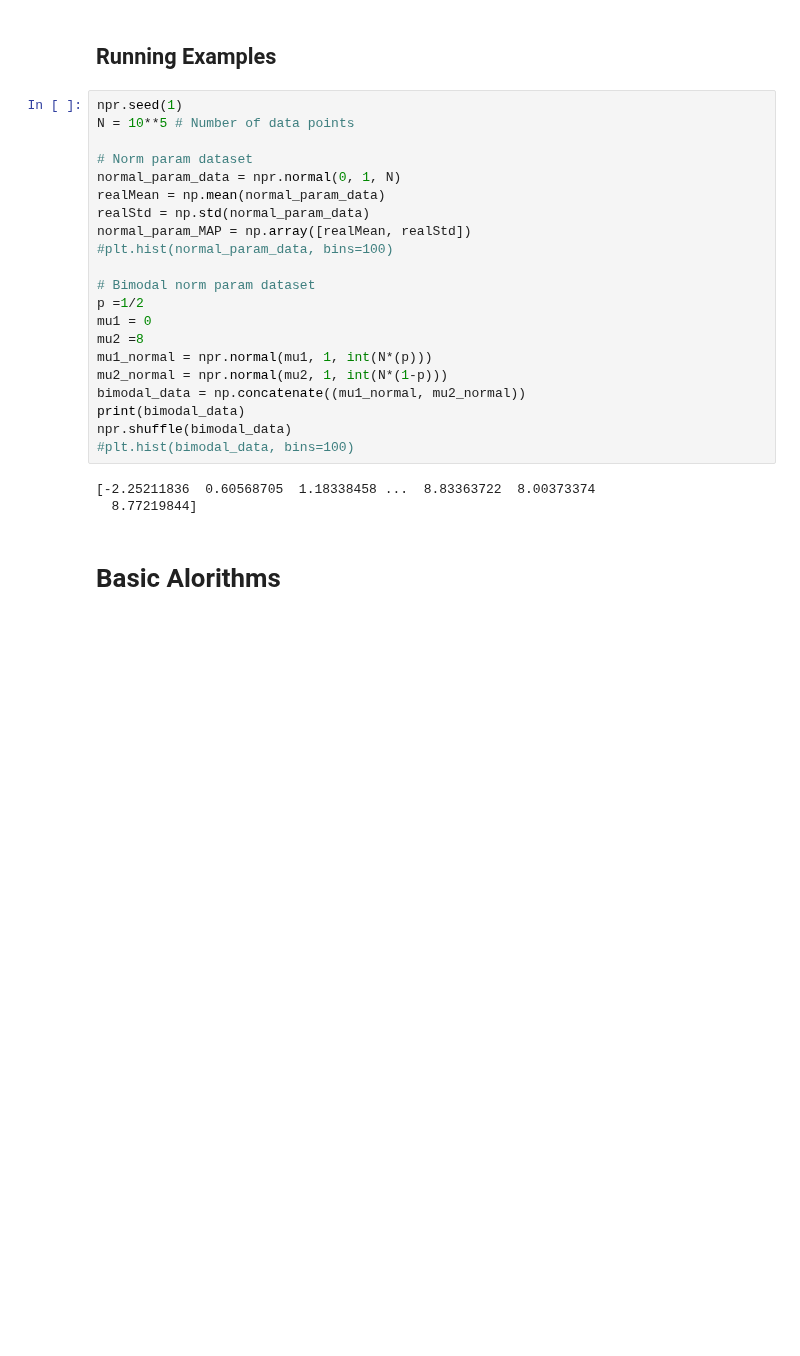
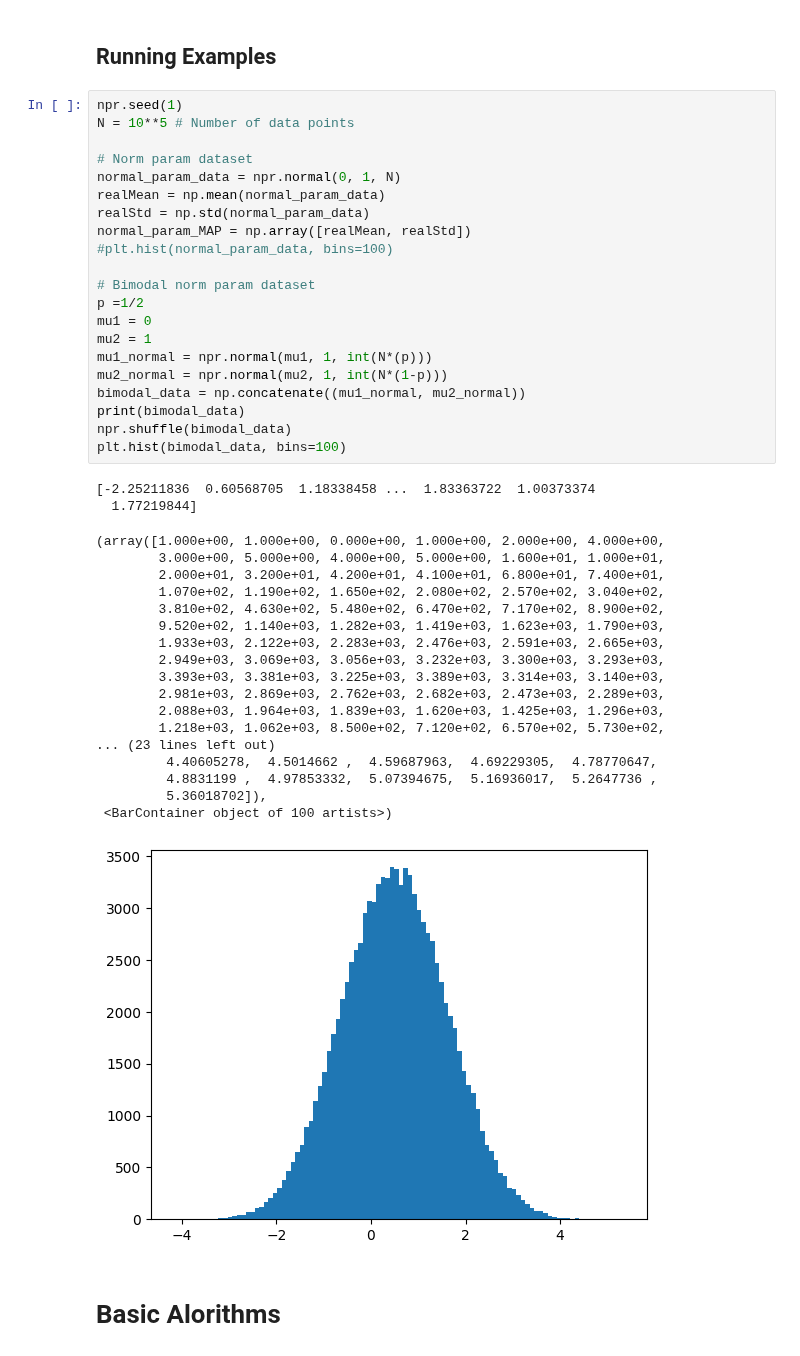
Before and after one commit to fnnrth/bt_MCMC_big_data, a Jupyter notebook: rundown_notebook.ipynb, the cells around one changed output. Saved outputs shown, nothing was run; the diff lists cells and outputs as text; blank space fills up the shorter version.

```diff
--- a/rundown_notebook.ipynb
+++ b/rundown_notebook.ipynb
@@ -173,27 +170,45 @@ class Langevin_Sampler():
 # %%
 npr.seed(1)
 N = 10**5 # Number of data points
 
 # Norm param dataset
 normal_param_data = npr.normal(0, 1, N)
 realMean = np.mean(normal_param_data)
 realStd = np.std(normal_param_data)
 normal_param_MAP = np.array([realMean, realStd])
 #plt.hist(normal_param_data, bins=100)
 
 # Bimodal norm param dataset
 p =1/2
 mu1 = 0
-mu2 =8
+mu2 = 1
 mu1_normal = npr.normal(mu1, 1, int(N*(p)))
 mu2_normal = npr.normal(mu2, 1, int(N*(1-p)))
 bimodal_data = np.concatenate((mu1_normal, mu2_normal))
 print(bimodal_data)
 npr.shuffle(bimodal_data)
-#plt.hist(bimodal_data, bins=100)
+plt.hist(bimodal_data, bins=100)
 # %% [output]
-[-2.25211836  0.60568705  1.18338458 ...  8.83363722  8.00373374
-  8.77219844]
+[-2.25211836  0.60568705  1.18338458 ...  1.83363722  1.00373374
+  1.77219844]
+(array([1.000e+00, 1.000e+00, 0.000e+00, 1.000e+00, 2.000e+00, 4.000e+00,
+        3.000e+00, 5.000e+00, 4.000e+00, 5.000e+00, 1.600e+01, 1.000e+01,
+        2.000e+01, 3.200e+01, 4.200e+01, 4.100e+01, 6.800e+01, 7.400e+01,
+        1.070e+02, 1.190e+02, 1.650e+02, 2.080e+02, 2.570e+02, 3.040e+02,
+        3.810e+02, 4.630e+02, 5.480e+02, 6.470e+02, 7.170e+02, 8.900e+02,
+        9.520e+02, 1.140e+03, 1.282e+03, 1.419e+03, 1.623e+03, 1.790e+03,
+        1.933e+03, 2.122e+03, 2.283e+03, 2.476e+03, 2.591e+03, 2.665e+03,
+        2.949e+03, 3.069e+03, 3.056e+03, 3.232e+03, 3.300e+03, 3.293e+03,
+        3.393e+03, 3.381e+03, 3.225e+03, 3.389e+03, 3.314e+03, 3.140e+03,
+        2.981e+03, 2.869e+03, 2.762e+03, 2.682e+03, 2.473e+03, 2.289e+03,
+        2.088e+03, 1.964e+03, 1.839e+03, 1.620e+03, 1.425e+03, 1.296e+03,
+        1.218e+03, 1.062e+03, 8.500e+02, 7.120e+02, 6.570e+02, 5.730e+02,
+... (23 lines left out)
+         4.40605278,  4.5014662 ,  4.59687963,  4.69229305,  4.78770647,
+         4.8831199 ,  4.97853332,  5.07394675,  5.16936017,  5.2647736 ,
+         5.36018702]),
+ <BarContainer object of 100 artists>)
+[figure, added]
 # %% [markdown]
 # Basic Alorithms
 # %% [markdown]
```
Also changed, not shown: parts of 15 cells of this notebook.
